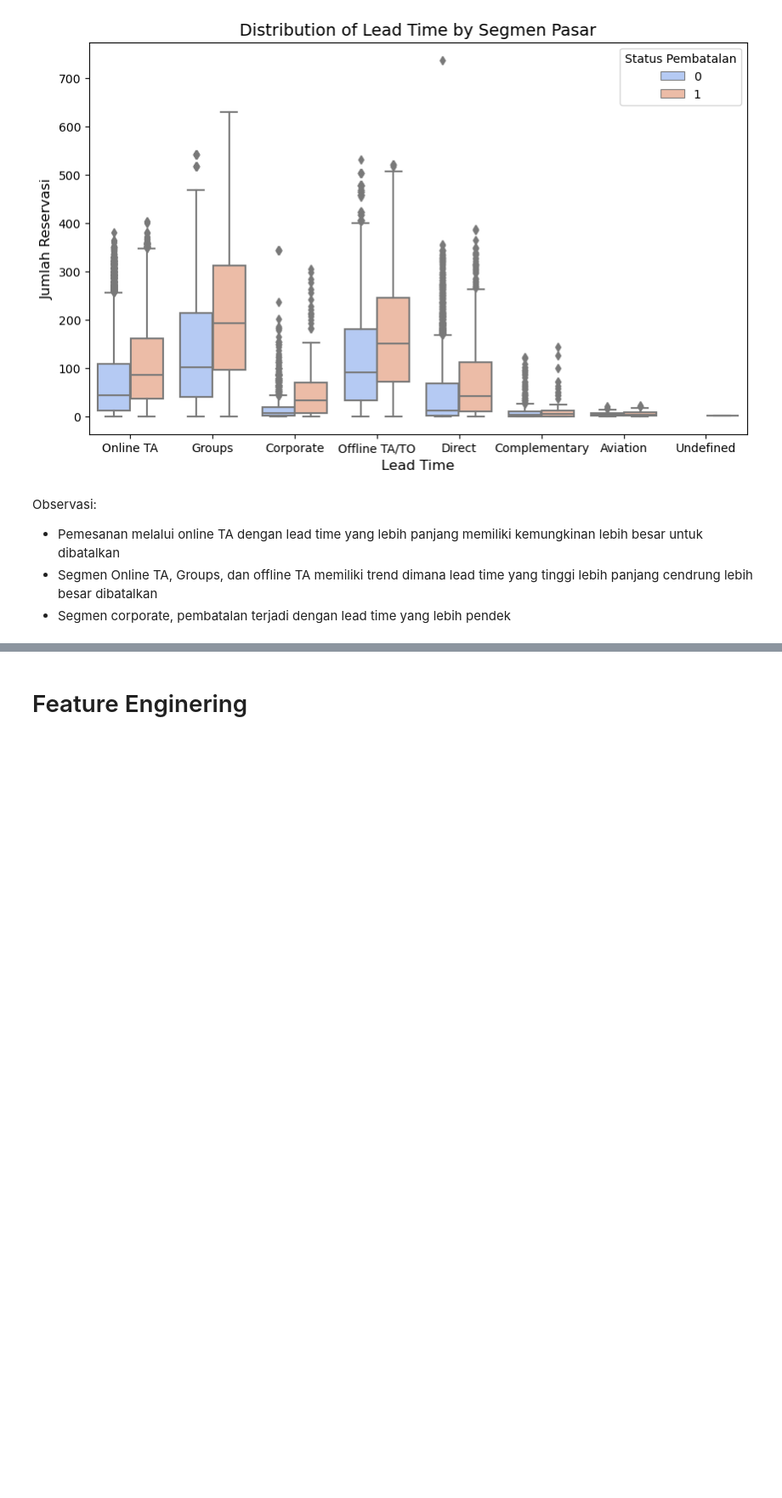
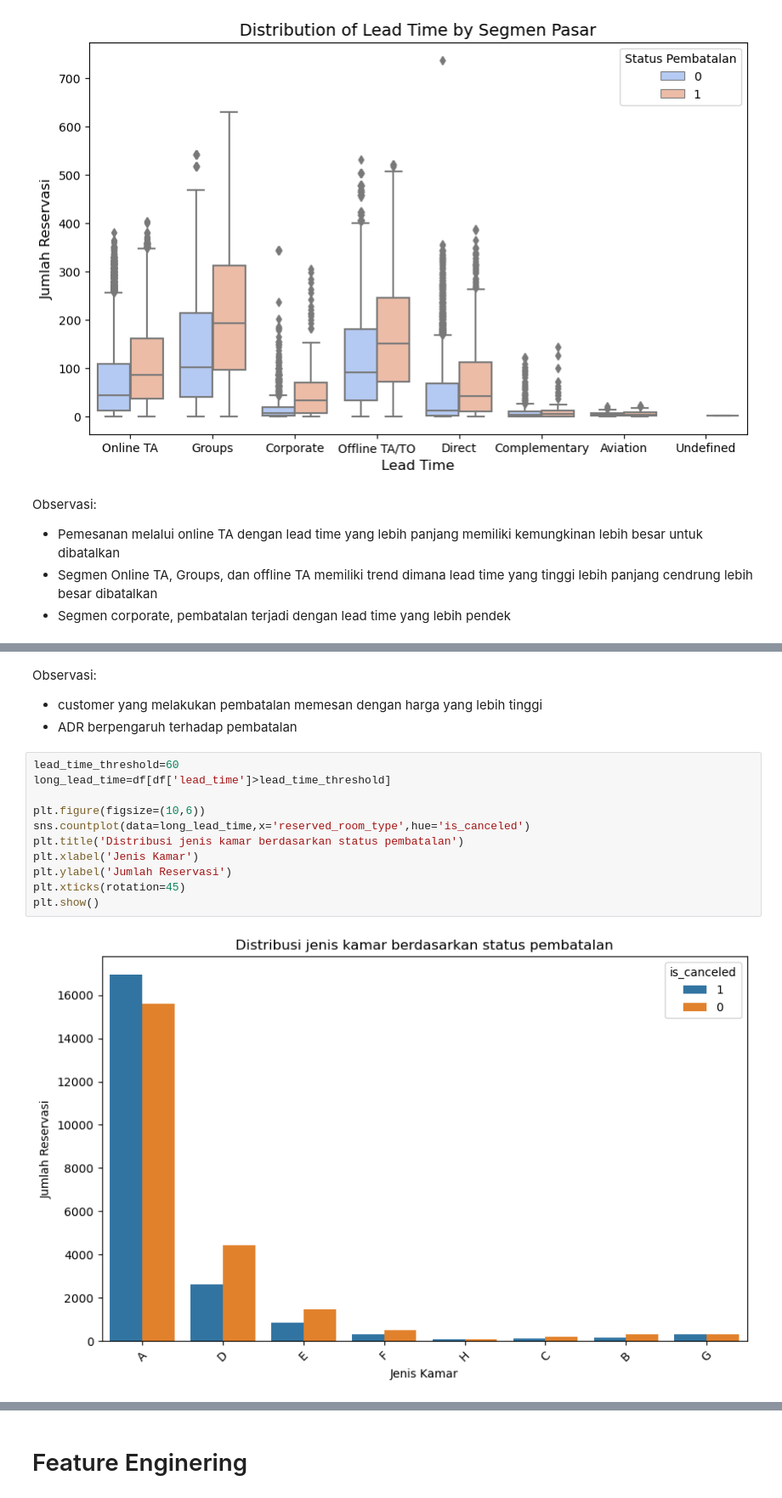
Before and after one commit to tiyasanin1/hotel-booking-analysis, a Jupyter notebook: notebooks/code.ipynb, the cells around one changed output, grey strips where cells are left out. Shown at 85% size. Cells and saved outputs as stored; diff of their text form; blank space fills up the shorter version.

```diff
--- a/notebooks/code.ipynb
+++ b/notebooks/code.ipynb
@@ -269,0 +280,17 @@ plt.show()
+# %% [markdown]
+Observasi:
+- customer yang melakukan pembatalan memesan dengan harga yang lebih tinggi
+- ADR berpengaruh terhadap pembatalan
+# %%
+lead_time_threshold=60
+long_lead_time=df[df['lead_time']>lead_time_threshold]
+
+plt.figure(figsize=(10,6))
+sns.countplot(data=long_lead_time,x='reserved_room_type',hue='is_canceled')
+plt.title('Distribusi jenis kamar berdasarkan status pembatalan')
+plt.xlabel('Jenis Kamar')
+plt.ylabel('Jumlah Reservasi')
+plt.xticks(rotation=45)
+plt.show()
+# %% [output]
+[figure, added]
```
Also changed, not shown: parts of 31 cells of this notebook, 1 other file.
